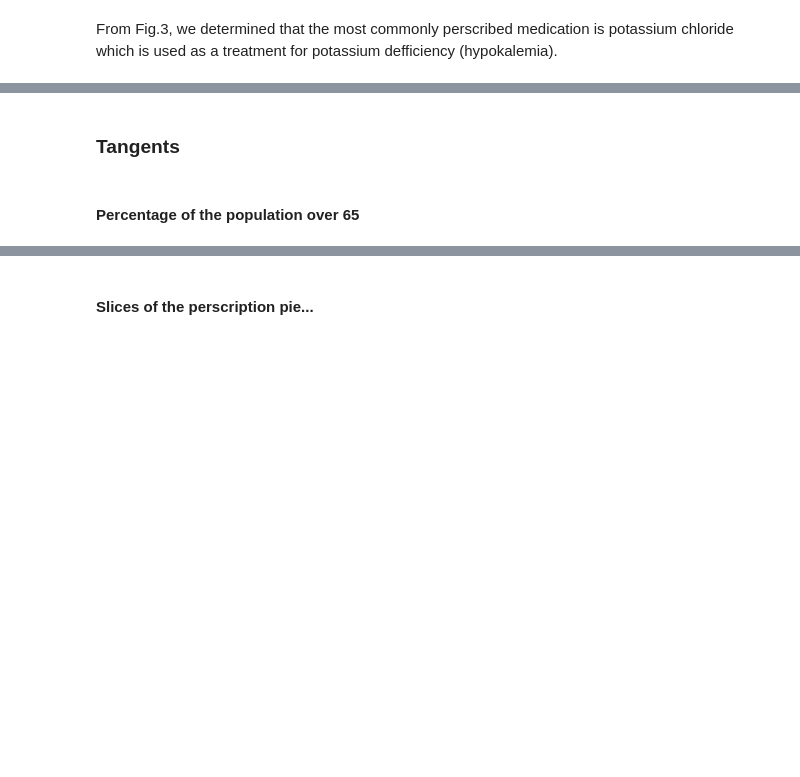
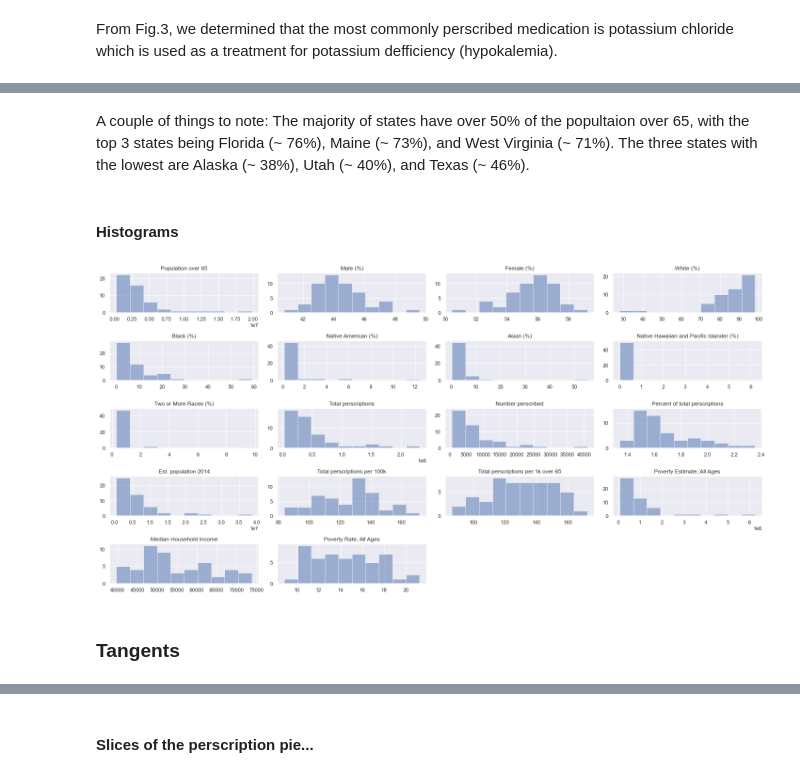
Before and after one commit to space-isa/medicare-data, a Jupyter notebook: src/medicare_data_analysis.ipynb, the cells around one changed output, grey strips where cells are left out. Saved outputs shown, nothing was run; the diff lists cells and outputs as text; code cells hidden in the pictures; blank space fills up the shorter version.

```diff
--- a/src/medicare_data_analysis.ipynb
+++ b/src/medicare_data_analysis.ipynb
@@ -601,2 +665,4 @@ Fig. 6: Above figure is per 1000 people over the age of 65. Notice that in this
 # %% [markdown]
 From Fig.3, we determined that the most commonly perscribed medication is potassium chloride which is used as a treatment for potassium defficiency (hypokalemia).
+# %%
+state_med_pop_data = state_med_pop_data.rename(columns={'state':'Postal Code'})
@@ -602,0 +671,6 @@ From Fig.3, we determined that the most commonly perscribed medication is potass
+# %%
+poverty_data = pd.read_csv("../data/csv/est14us.csv", usecols=['Postal Code', 'Poverty Estimate, All Ages',
+                                                                                                                   'Median Household Income'])
+# %%
+state_med_estpop_income_df = pd.merge(state_med_pop_data, poverty_data, on='Postal Code')
+state_med_estpop_income_df.head()
@@ -602,0 +684,3 @@ From Fig.3, we determined that the most commonly perscribed medication is potass
+# %%
+state_med_estpop_income_df["Poverty Rate, All Ages"] = (state_med_estpop_income_df['Poverty Estimate, All Ages'] /
+                                                                            state_med_estpop_income_df['Est. population 2014']) * 100
@@ -603,4 +759,12 @@ From Fig.3, we determined that the most commonly perscribed medication is potass
+# %% [markdown]
+A couple of things to note: The majority of states have over 50% of the popultaion over 65, with the top 3 states being Florida (~ 76%), Maine (~ 73%), and West Virginia (~ 71%). The three states with the lowest are Alaska (~ 38%), Utah (~ 40%), and Texas (~ 46%).
+# %% [markdown]
+#### Histograms
+# %%
+state_med_estpop_income_df.hist(alpha=0.5, figsize=(20, 10))
+plt.tight_layout()
+plt.show()
+# %% [output]
+[figure, added]
 # %% [markdown]
 ### Tangents
-# %% [markdown]
-#### Percentage of the population over 65
```
Also changed, not shown: parts of 56 cells of this notebook, 37 other files.
